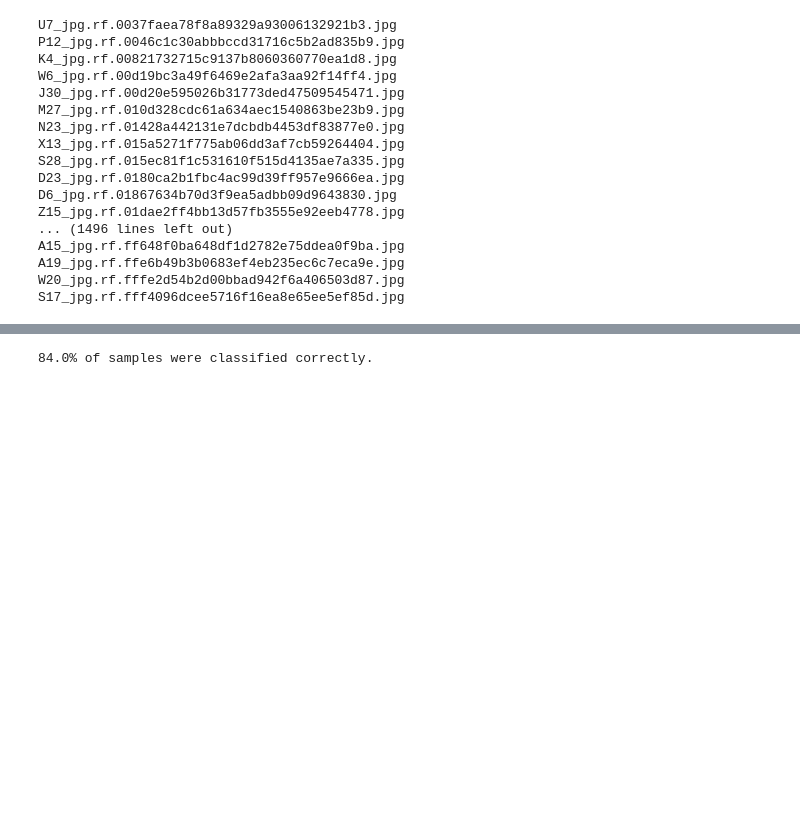
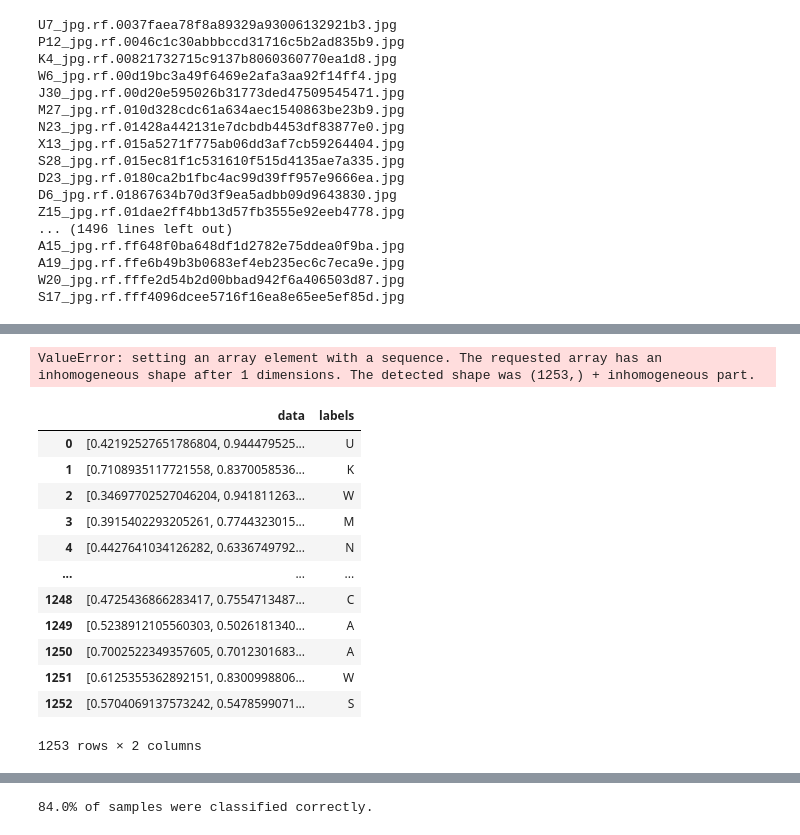
Before and after one commit to Anthony-Zurita/SwampHacks_X, a Jupyter notebook: AI_BIGDATA/SwampHacks.ipynb, the cells around one changed output, grey strips where cells are left out. Cells and saved outputs as stored; diff of their text form; code cells hidden in the pictures; blank space fills up the shorter version.

```diff
--- a/AI_BIGDATA/SwampHacks.ipynb
+++ b/AI_BIGDATA/SwampHacks.ipynb
@@ -548,0 +533,2 @@ Successfully installed mediapipe-0.10.20 sounddevice-0.5.1
+# %%
+train_path = "/content/SwampHacks_X/ASL_Set/train/"
@@ -735,27 +749,28 @@ S17_jpg.rf.fff4096dcee5716f16ea8e65ee5ef85d.jpg
 # %%
-for idx, row in train_df.iterrows():
-  data_aux = []
+def process_data(df, path):
 
-  img = cv2.imread(train_path+row["filename"])
-  img_rgb = cv2.cvtColor(img, cv2.COLOR_BGR2RGB)
+  data_ = []
+  labels_ = []
 
-  results = hands.process(img_rgb)
+  for idx, row in df.iterrows():
+    data_aux = []
 
-  if results.multi_hand_landmarks:
-    for hand_landmarks in results.multi_hand_landmarks:
-      for i in range(len(hand_landmarks.landmark)):
-        print(hand_landmarks)
-        x = hand_landmarks.landmark[i].x
-        y = hand_landmarks.landmark[i].y
-        data_aux.append(x)
-        data_aux.append(y)
+    img = cv2.imread(path+row["filename"])
+    img_rgb = cv2.cvtColor(img, cv2.COLOR_BGR2RGB)
 
-    data_.append(data_aux)
-    labels_.append(row["letter"])
+    results = hands.process(img_rgb)
 
-#   plt.figure()
-#   plt.imshow(img_rgb)
+    if results.multi_hand_landmarks:
+      for hand_landmarks in results.multi_hand_landmarks:
+        for i in range(len(hand_landmarks.landmark)):
+          x = hand_landmarks.landmark[i].x
+          y = hand_landmarks.landmark[i].y
+          data_aux.append(x)
+          data_aux.append(y)
 
-# plt.show()
+      data_.append(data_aux)
+      labels_.append(row["class"])
+
+  return {"data": data_, "labels": labels_}
 # %%
 import matplotlib.pyplot as plt
@@ -802,0 +777,2 @@ pd.DataFrame({'data': data_, 'label': labels_}).sort_values(by="label", ascendin
+# %%
+train_data = process_data(train_df, train_path)
@@ -897,0 +807,4 @@ filtered_labels = np.asarray(filtered_labels)
+# %%
+np.asarray(train_data["data"]).astype(float)
+# %% [output]
+ValueError: setting an array element with a sequence. The requested array has an inhomogeneous shape after 1 dimensions. The detected shape was (1253,) + inhomogeneous part.
@@ -897,0 +814,16 @@ filtered_labels = np.asarray(filtered_labels)
+# %%
+train_data
+# %% [output]
+|  | data | labels |
+| 0 | [0.42192527651786804, 0.944479525... | U |
+| 1 | [0.7108935117721558, 0.8370058536... | K |
+| 2 | [0.34697702527046204, 0.941811263... | W |
+| 3 | [0.3915402293205261, 0.7744323015... | M |
+| 4 | [0.4427641034126282, 0.6336749792... | N |
+| ... | ... | ... |
+| 1248 | [0.4725436866283417, 0.7554713487... | C |
+| 1249 | [0.5238912105560303, 0.5026181340... | A |
+| 1250 | [0.7002522349357605, 0.7012301683... | A |
+| 1251 | [0.6125355362892151, 0.8300998806... | W |
+| 1252 | [0.5704069137573242, 0.5478599071... | S |
+1253 rows × 2 columns
```
Also changed, not shown: parts of 76 cells of this notebook.
